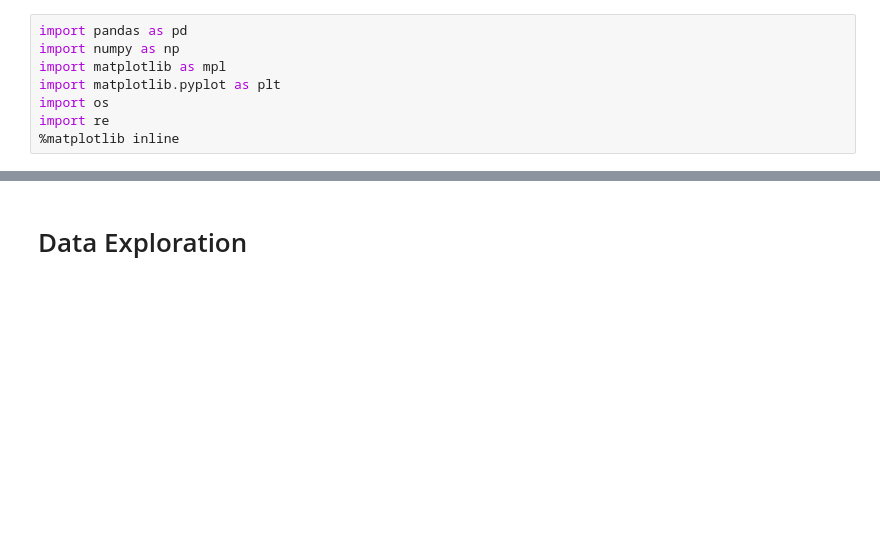
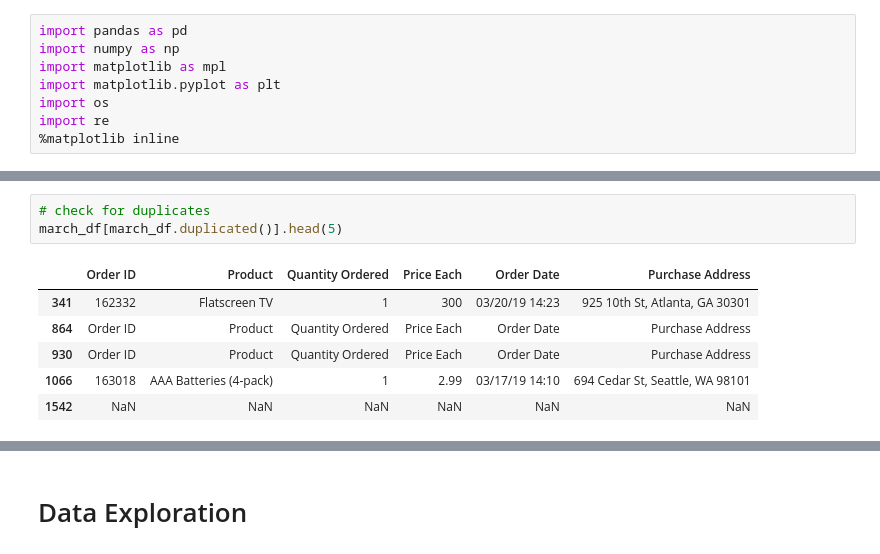
Before and after one commit to Passant-Abdelgalil/Data-Analysis-Project, a Jupyter notebook: notebook.ipynb, the cells around one changed output, grey strips where cells are left out. Cells and saved outputs as stored; diff of their text form; blank space fills up the shorter version.

```diff
--- a/notebook.ipynb
+++ b/notebook.ipynb
@@ -141,0 +45,10 @@ df['city'] = df['Purchase Address'].str.extract(r"(?:St, )(.*)(?:,\s.*)")
+# %%
+# check for duplicates
+march_df[march_df.duplicated()].head(5)
+# %% [output]
+|  | Order ID | Product | Quantity Ordered | Price Each | Order Date | Purchase Address |
+| 341 | 162332 | Flatscreen TV | 1 | 300 | 03/20/19 14:23 | 925 10th St, Atlanta, GA 30301 |
+| 864 | Order ID | Product | Quantity Ordered | Price Each | Order Date | Purchase Address |
+| 930 | Order ID | Product | Quantity Ordered | Price Each | Order Date | Purchase Address |
+| 1066 | 163018 | AAA Batteries (4-pack) | 1 | 2.99 | 03/17/19 14:10 | 694 Cedar St, Seattle, WA 98101 |
+| 1542 | NaN | NaN | NaN | NaN | NaN | NaN |
```
Also changed, not shown: parts of 40 cells of this notebook.
